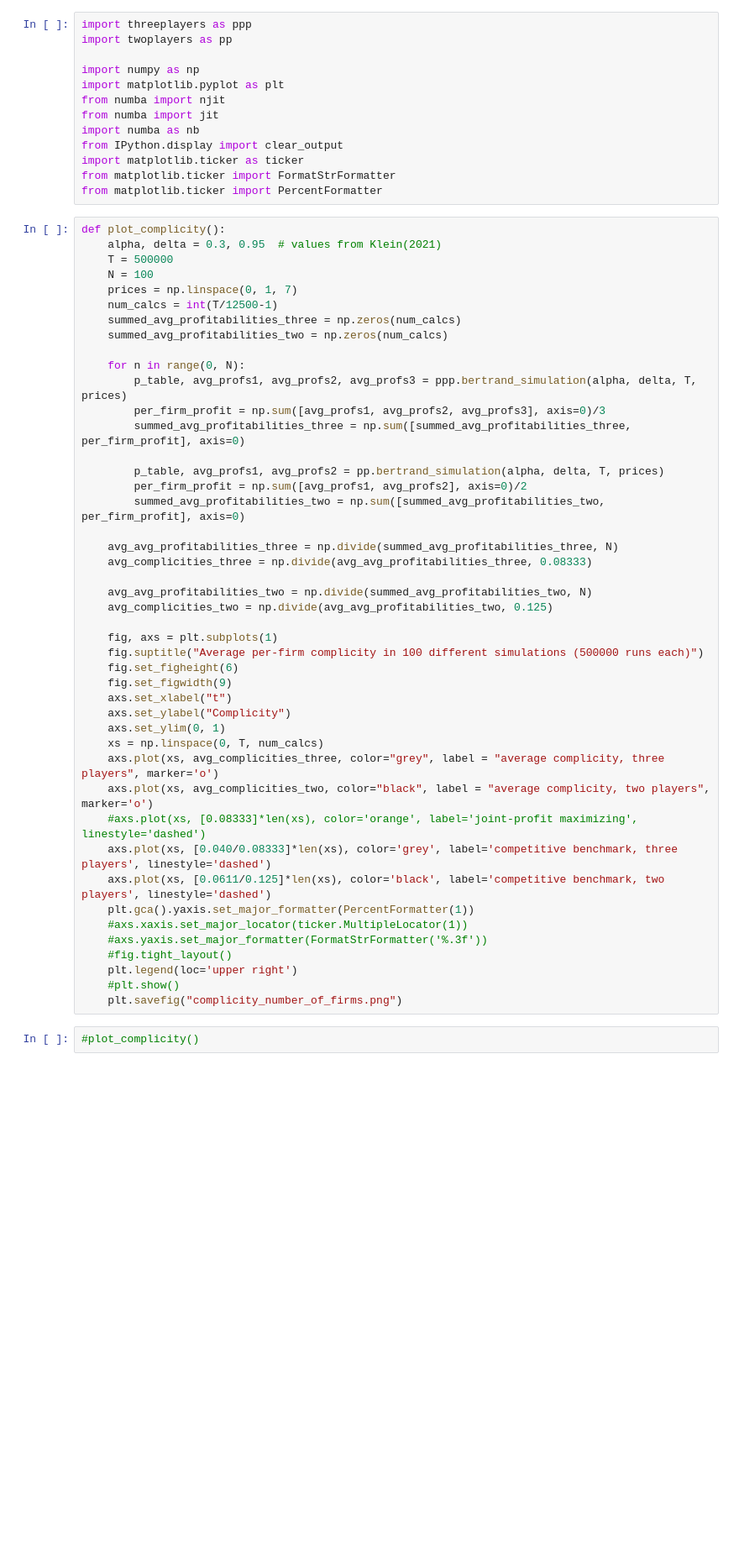
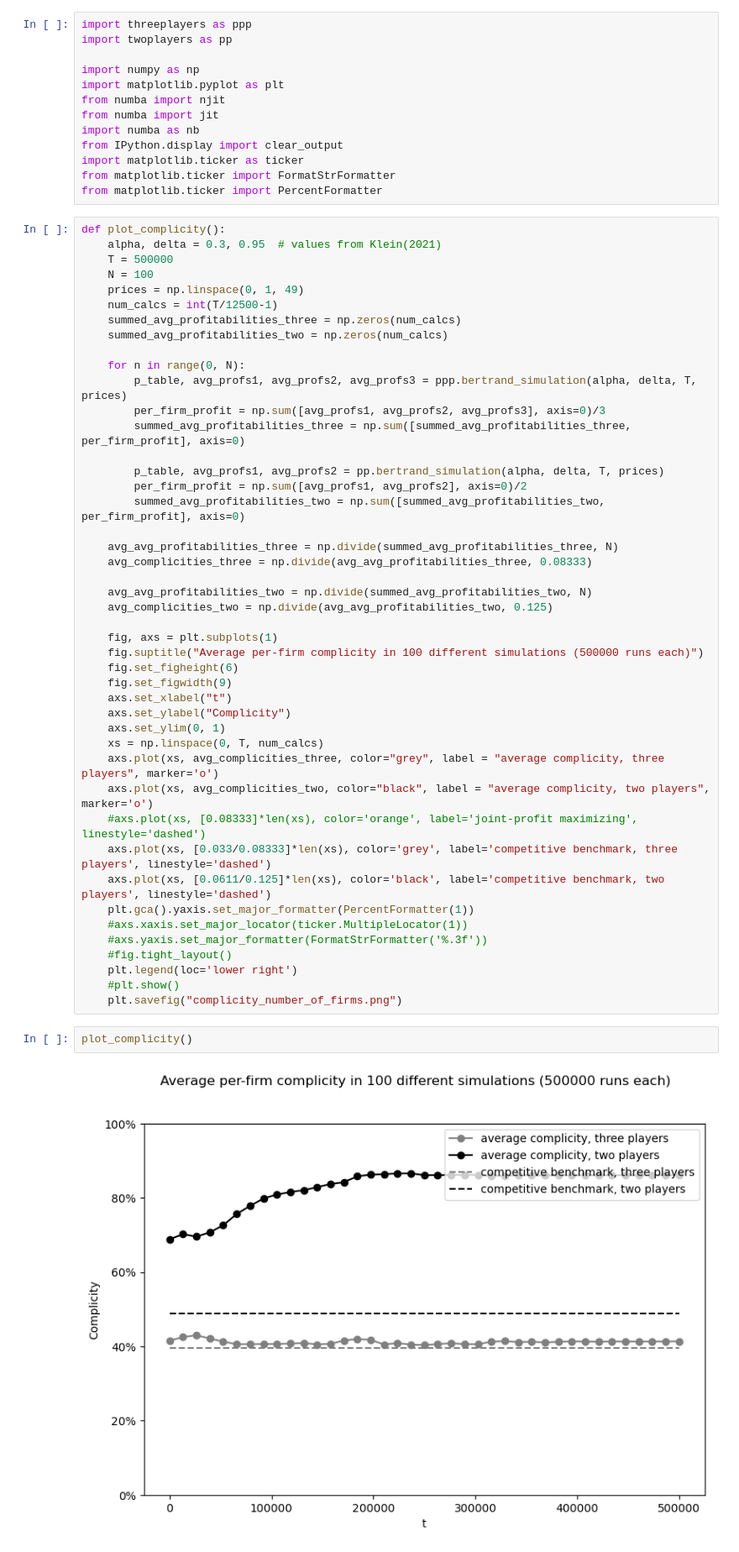
Before and after one commit to daanario/bachelor, a Jupyter notebook: main.ipynb, the cells around one changed output. Shown at 84% size. Drawn from its saved outputs; the diff is of its cells as text; blank space fills up the shorter version.

Commit message:
forced deviation and complicity

```diff
--- a/main.ipynb
+++ b/main.ipynb
@@ -16,7 +16,7 @@ def plot_complicity():
     alpha, delta = 0.3, 0.95  # values from Klein(2021)
     T = 500000
     N = 100
-    prices = np.linspace(0, 1, 7)
+    prices = np.linspace(0, 1, 49)
     num_calcs = int(T/12500-1)
     summed_avg_profitabilities_three = np.zeros(num_calcs)
     summed_avg_profitabilities_two = np.zeros(num_calcs)
@@ -47,17 +47,19 @@ def plot_complicity():
     axs.plot(xs, avg_complicities_three, color="grey", label = "average complicity, three players", marker='o')
     axs.plot(xs, avg_complicities_two, color="black", label = "average complicity, two players", marker='o')
     #axs.plot(xs, [0.08333]*len(xs), color='orange', label='joint-profit maximizing', linestyle='dashed')
-    axs.plot(xs, [0.040/0.08333]*len(xs), color='grey', label='competitive benchmark, three players', linestyle='dashed')
+    axs.plot(xs, [0.033/0.08333]*len(xs), color='grey', label='competitive benchmark, three players', linestyle='dashed')
     axs.plot(xs, [0.0611/0.125]*len(xs), color='black', label='competitive benchmark, two players', linestyle='dashed')
     plt.gca().yaxis.set_major_formatter(PercentFormatter(1))
     #axs.xaxis.set_major_locator(ticker.MultipleLocator(1))
     #axs.yaxis.set_major_formatter(FormatStrFormatter('%.3f'))
     #fig.tight_layout()
-    plt.legend(loc='upper right')
+    plt.legend(loc='lower right')
     #plt.show()
     plt.savefig("complicity_number_of_firms.png")
 # %%
-#plot_complicity()
+plot_complicity()
+# %% [output]
+[figure, added]
 # %%
 # ## useless plots, we will not use these
 # alpha, delta = 0.3, 0.95  # values from Klein(2021)
```
Also changed, not shown: parts of 3 cells of this notebook.
